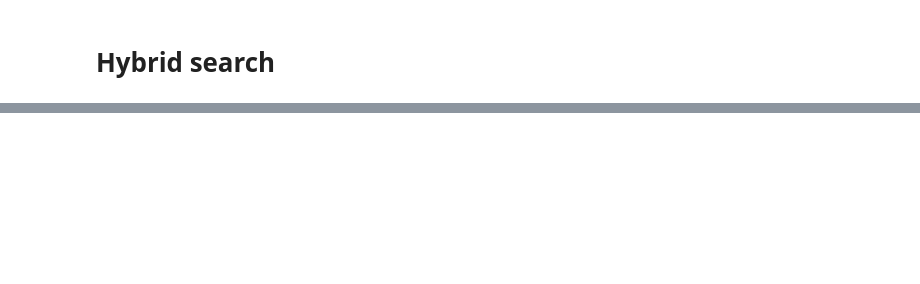
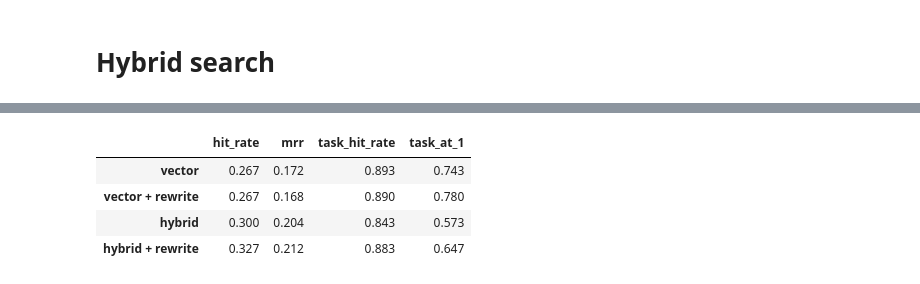
Before and after one commit to iLoveCmajor/anime-finder, a Jupyter notebook: evaluation.ipynb, the cells around one changed output, grey strips where cells are left out. Drawn from its saved outputs; the diff is of its cells as text; code cells hidden in the pictures; blank space fills up the shorter version.

```diff
--- a/evaluation.ipynb
+++ b/evaluation.ipynb
@@ -382,0 +233,7 @@ v2 (forced single answer): 13/30 = 43.3%
+# %%
+results_b = {
+    "keyword": evaluate(ground_truth, text_search),
+    "vector": evaluate(ground_truth, vector_search),
+    "hybrid (RRF k=60)": evaluate(ground_truth, hybrid_search_fn),
+}
+pd.DataFrame(results_b).T
@@ -382,0 +335,4 @@ v2 (forced single answer): 13/30 = 43.3%
+# %%
+class HybridIndexAdapter:
+    def search(self, query, num_results=5):
+        return hybrid_search(query, num_results=num_results)
@@ -382,0 +450,13 @@ v2 (forced single answer): 13/30 = 43.3%
+# %%
+from query_rewrite import rewrite_query
+
+with ThreadPoolExecutor(max_workers=6) as pool:
+    rewrites = dict(zip(
+        [q["question"] for q in ground_truth],
+        map_progress(pool, [q["question"] for q in ground_truth], lambda text: rewrite_query(openai_client, text)),
+    ))
+
+for q in ground_truth[:5]:
+    print("RAW:      ", q["question"])
+    print("REWRITTEN:", rewrites[q["question"]])
+    print()
@@ -382,0 +478,14 @@ v2 (forced single answer): 13/30 = 43.3%
+# %%
+results_d = {
+    "vector": results_b["vector"],
+    "vector + rewrite": evaluate(ground_truth, lambda query: vector_search(rewrites[query])),
+    "hybrid": evaluate(ground_truth, hybrid_search_fn),
+    "hybrid + rewrite": evaluate(ground_truth, lambda query: hybrid_search(rewrites[query], num_results=5)),
+}
+pd.DataFrame(results_d).T
+# %% [output]
+|  | hit_rate | mrr | task_hit_rate | task_at_1 |
+| vector | 0.267 | 0.172 | 0.893 | 0.743 |
+| vector + rewrite | 0.267 | 0.168 | 0.890 | 0.780 |
+| hybrid | 0.300 | 0.204 | 0.843 | 0.573 |
+| hybrid + rewrite | 0.327 | 0.212 | 0.883 | 0.647 |
```
Also changed, not shown: parts of 74 cells of this notebook, 3 other files.
